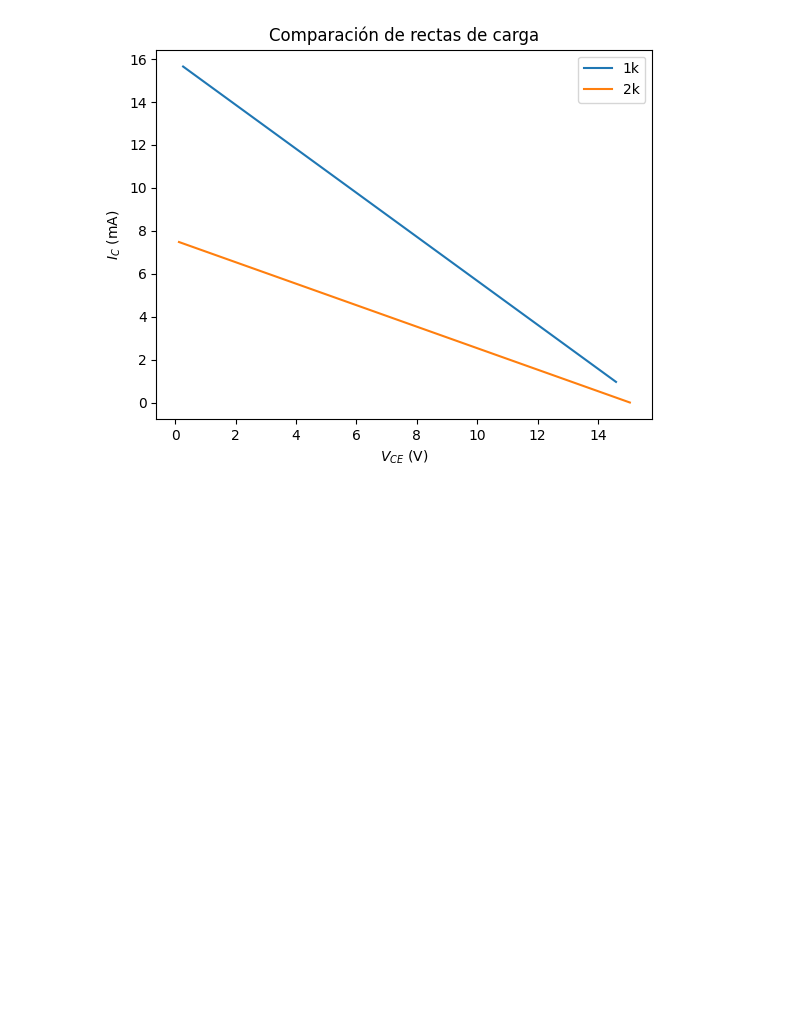
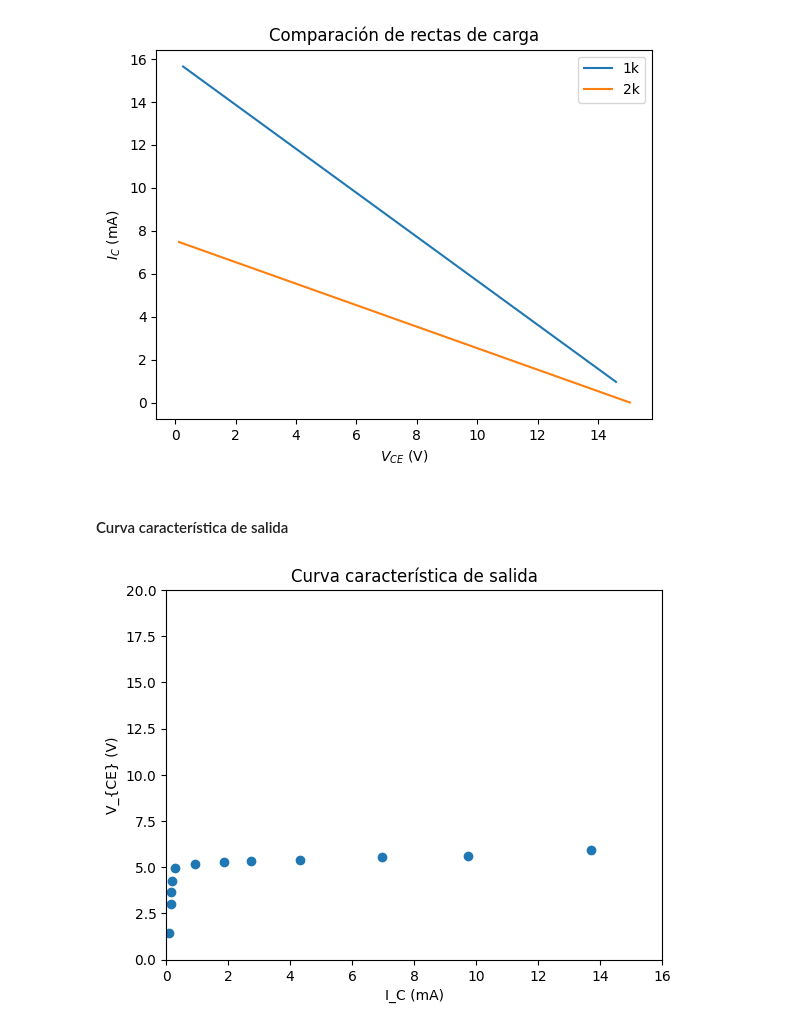
Before and after one commit to LucasBerredo/PL-ELEC, a Jupyter notebook: PL1/analisis.ipynb, the cells around one changed output. Drawn from its saved outputs; the diff is of its cells as text; code cells hidden in the pictures; blank space fills up the shorter version.

Commit message:
PL1 - Curva característica de salida

```diff
--- a/PL1/analisis.ipynb
+++ b/PL1/analisis.ipynb
@@ -59,3 +59,19 @@ plt.legend()
 plt.show()
 # %% [output]
 [figure]
+# %% [markdown]
+####  Curva característica de salida
+# %%
+V_CE_3 = np.array([0.09, 0.145, 0.161, 0.18, 0.281, 0.92, 1.85, 2.73, 4.31, 6.95, 9.75, 13.7])
+R_C_3 = np.array([10.18, 4.95, 4.07, 3.48, 2.96, 2.73, 2.5, 2.3, 1.99, 1.45, 0.935, 0.22])
+I_C_3 = (15-V_CE_3)/R_C_3
+
+plt.scatter(V_CE_3, I_C_3)
+plt.xlim([0,16])
+plt.ylim([0,20])
+plt.xlabel("I_C (mA)")
+plt.ylabel("V_{CE} (V)")
+plt.title("Curva característica de salida")
+plt.show()
+# %% [output]
+[figure, added]
```
Also changed, not shown: parts of 2 cells of this notebook.
